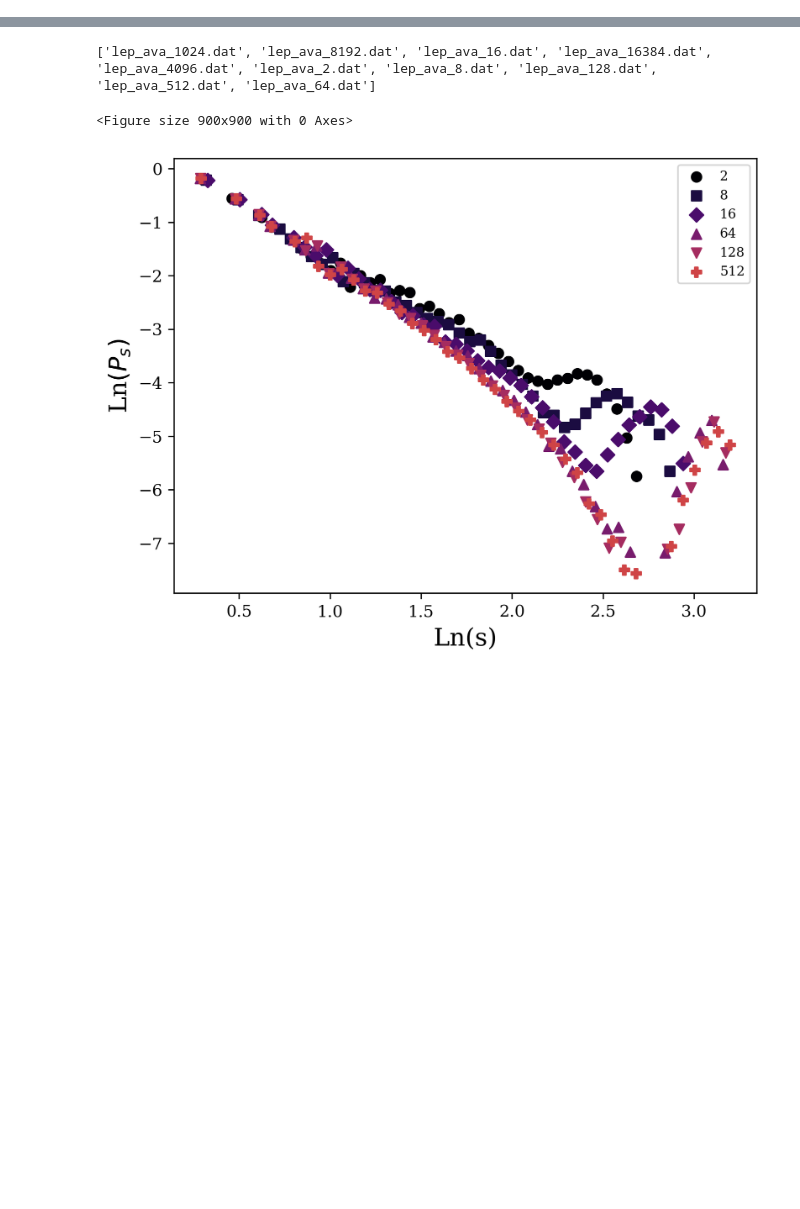
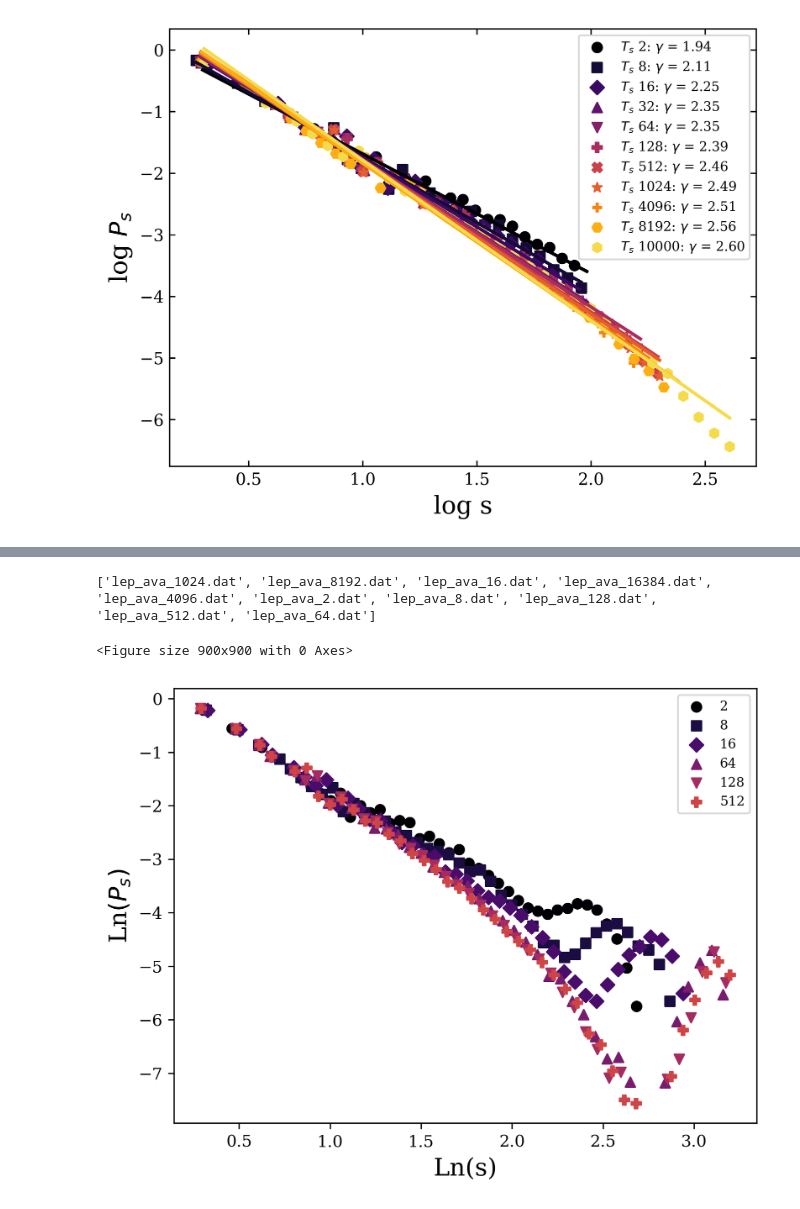
Before and after one commit to michaelsouza/dla-collagen, a Jupyter notebook: codigo_finalizado/avalanche_fibril.ipynb, the cells around one changed output, grey strips where cells are left out. Drawn from its saved outputs; the diff is of its cells as text; code cells hidden in the pictures; blank space fills up the shorter version.

```diff
--- a/codigo_finalizado/avalanche_fibril.ipynb
+++ b/codigo_finalizado/avalanche_fibril.ipynb
@@ -90,3 +90,100 @@ plt.rc('legend', fontsize=8)
 plt.rc('xtick', labelsize=10)
 plt.rc('ytick', labelsize=10)
 plt.rc('font', family='serif')
+
+cmap = plt.get_cmap('inferno')
+plt.rcParams['axes.prop_cycle'] = plt.cycler(color=cmap(np.linspace(0, 1, 12)))
+markers = ['o', 's', 'D', '^', 'v', 'P', 'X', '*', '+', 'H', 'h']
+# %%
+# Define the list of specific numbers
+ts = [1024, 32,10000, 8192, 16, 4096, 2, 8, 128, 512, 64]
+specific_numbers = sorted(ts)  # Sort the list in ascending order
+gamma = np.loadtxt('/home/robert/Datas/gamma_ts.dat')
+
+#### Data Cut
+folder_path = '/home/robert/Datas/Ava_cut/'
+# Get a list of all .dat files in the folder
+dat_files = [file for file in os.listdir(folder_path) if file.endswith(".dat")]
+
+# Create a dictionary to map specific numbers to file names
+number_file_map = {}
+
+# Iterate over each .dat file
+for file_name in dat_files:
+    # Extract the number from the file name using regular expressions
+    number_match = re.search(r"\d+", file_name)
+    if number_match:
+        file_number = int(number_match.group())
+    else:
+        continue
+
+    # Check if the file number is in the specific numbers list
+    if file_number in specific_numbers:
+        number_file_map[file_number] = file_name
+
+i = 0
+plt.figure(dpi = 600)
+# Iterate over specific numbers in ascending order
+for file_number in specific_numbers[:]:
+    print(file_number)
+    if file_number in number_file_map:
+        file_name = number_file_map[file_number]
+        file_path = os.path.join(folder_path, file_name)
+        data = np.loadtxt(file_path)
+
+        # Separate the columns
+        x = data[:, 0]
+        y = data[:, 1]
+
+        # Plot the curve
+        plt.scatter(x, y, label=r'$T_{s}$ %d: $\gamma$ = %.2f' %(file_number,gamma[i,1]), marker=markers[i])
+        i+=1
+
+
+#### Data fit
+folder_path = '/home/robert/Datas/Ava_reg/'
+# Get a list of all .dat files in the folder
+dat_files = [file for file in os.listdir(folder_path) if file.endswith(".dat")]
+
+# Create a dictionary to map specific numbers to file names
+number_file_map = {}
+
+# Iterate over each .dat file
+for file_name in dat_files:
+    # Extract the number from the file name using regular expressions
+    number_match = re.search(r"\d+", file_name)
+    if number_match:
+        file_number = int(number_match.group())
+    else:
+        continue
+
+    # Check if the file number is in the specific numbers list
+    if file_number in specific_numbers:
+        number_file_map[file_number] = file_name
+
+i = 0
+# Iterate over specific numbers in ascending order
+for file_number in specific_numbers[:]:
+
+    if file_number in number_file_map:
+        file_name = number_file_map[file_number]
+        file_path = os.path.join(folder_path, file_name)
+        data = np.loadtxt(file_path)
+
+        # Separate the columns
+        x = data[:, 0]
+        y = data[:, 1]
+
+        # Plot the curve
+        plt.plot(x, y)
+        i+=1
+
+# Adding labels and title
+plt.xlabel('log s')
+plt.ylabel(r'log $P_{s}$')
+
+# Criar uma legenda no canto inferior esquerdo
+plt.legend()
+plt.tick_params(direction='in', top=True, right=True, labeltop=False, labelright=False)
+plt.show()
+# %% [output]
@@ -92,0 +207 @@ plt.rc('font', family='serif')
+[figure, added]
```
Also changed, not shown: parts of 2 cells of this notebook, 12 other files.
